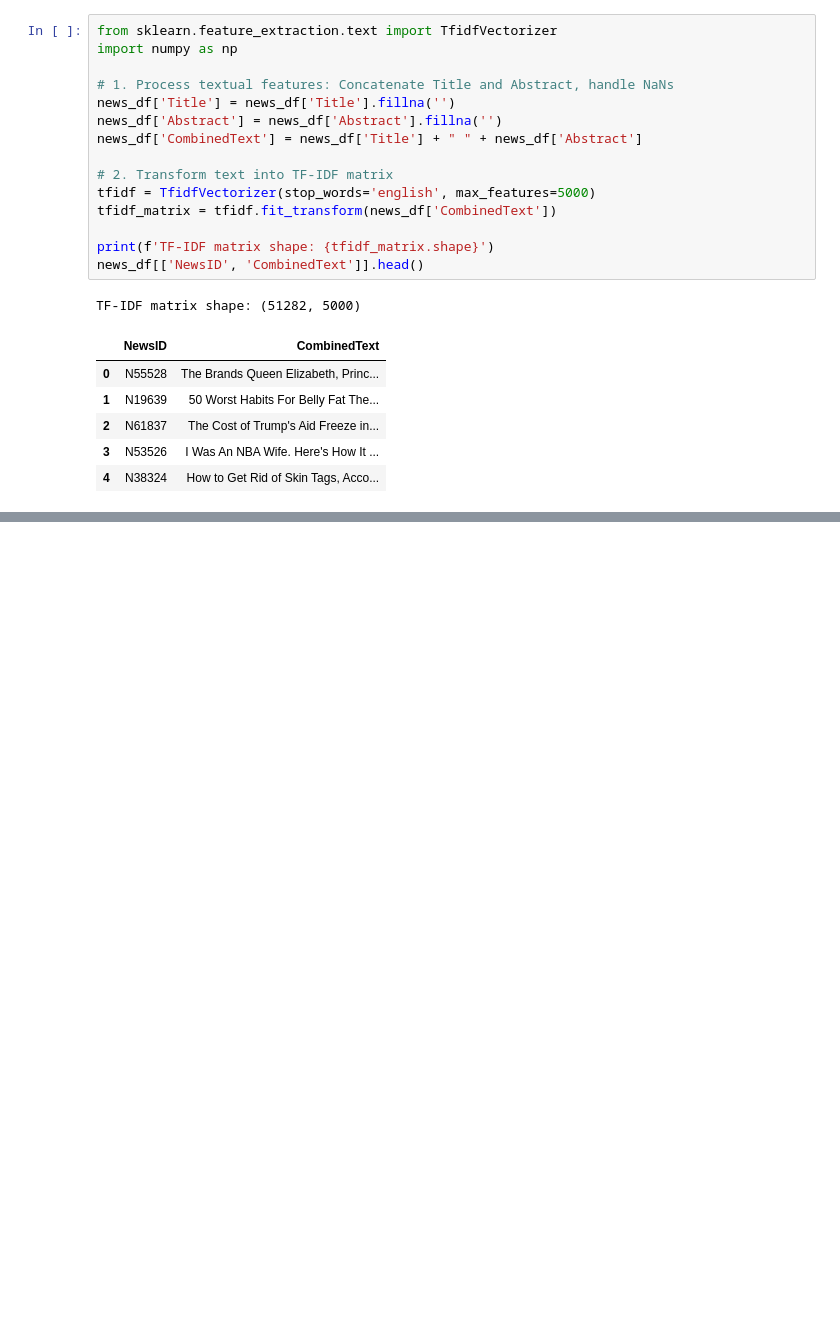
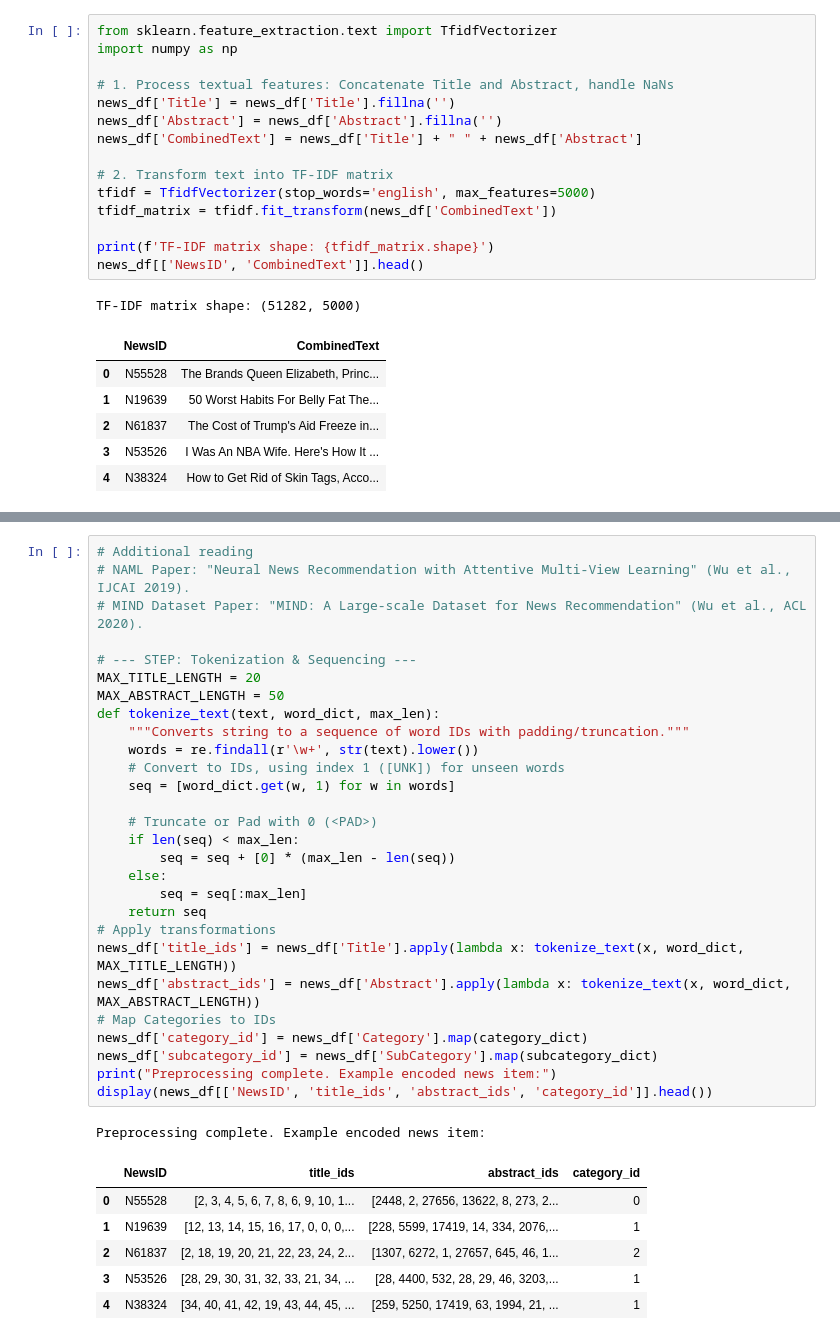
Before and after one commit to NhanChanDeo/Recommender-System, a Jupyter notebook: MIND_dataset.ipynb, the cells around one changed output, grey strips where cells are left out. Saved outputs shown, nothing was run; the diff lists cells and outputs as text; blank space fills up the shorter version.

```diff
--- a/MIND_dataset.ipynb
+++ b/MIND_dataset.ipynb
@@ -520,0 +463,36 @@ NameError: name 'absent' is not defined
+# %%
+# Additional reading
+# NAML Paper: "Neural News Recommendation with Attentive Multi-View Learning" (Wu et al., IJCAI 2019).
+# MIND Dataset Paper: "MIND: A Large-scale Dataset for News Recommendation" (Wu et al., ACL 2020).
+
+# --- STEP: Tokenization & Sequencing ---
+MAX_TITLE_LENGTH = 20
+MAX_ABSTRACT_LENGTH = 50
+def tokenize_text(text, word_dict, max_len):
+    """Converts string to a sequence of word IDs with padding/truncation."""
+    words = re.findall(r'\w+', str(text).lower())
+    # Convert to IDs, using index 1 ([UNK]) for unseen words
+    seq = [word_dict.get(w, 1) for w in words]
+
+    # Truncate or Pad with 0 (<PAD>)
+    if len(seq) < max_len:
+        seq = seq + [0] * (max_len - len(seq))
+    else:
+        seq = seq[:max_len]
+    return seq
+# Apply transformations
+news_df['title_ids'] = news_df['Title'].apply(lambda x: tokenize_text(x, word_dict, MAX_TITLE_LENGTH))
+news_df['abstract_ids'] = news_df['Abstract'].apply(lambda x: tokenize_text(x, word_dict, MAX_ABSTRACT_LENGTH))
+# Map Categories to IDs
+news_df['category_id'] = news_df['Category'].map(category_dict)
+news_df['subcategory_id'] = news_df['SubCategory'].map(subcategory_dict)
+print("Preprocessing complete. Example encoded news item:")
+display(news_df[['NewsID', 'title_ids', 'abstract_ids', 'category_id']].head())
+# %% [output]
+Preprocessing complete. Example encoded news item:
+|  | NewsID | title_ids | abstract_ids | category_id |
+| 0 | N55528 | [2, 3, 4, 5, 6, 7, 8, 6, 9, 10, 1... | [2448, 2, 27656, 13622, 8, 273, 2... | 0 |
+| 1 | N19639 | [12, 13, 14, 15, 16, 17, 0, 0, 0,... | [228, 5599, 17419, 14, 334, 2076,... | 1 |
+| 2 | N61837 | [2, 18, 19, 20, 21, 22, 23, 24, 2... | [1307, 6272, 1, 27657, 645, 46, 1... | 2 |
+| 3 | N53526 | [28, 29, 30, 31, 32, 33, 21, 34, ... | [28, 4400, 532, 28, 29, 46, 3203,... | 1 |
+| 4 | N38324 | [34, 40, 41, 42, 19, 43, 44, 45, ... | [259, 5250, 17419, 63, 1994, 21, ... | 1 |
```
Also changed, not shown: parts of 19 cells of this notebook, 1 other file.
